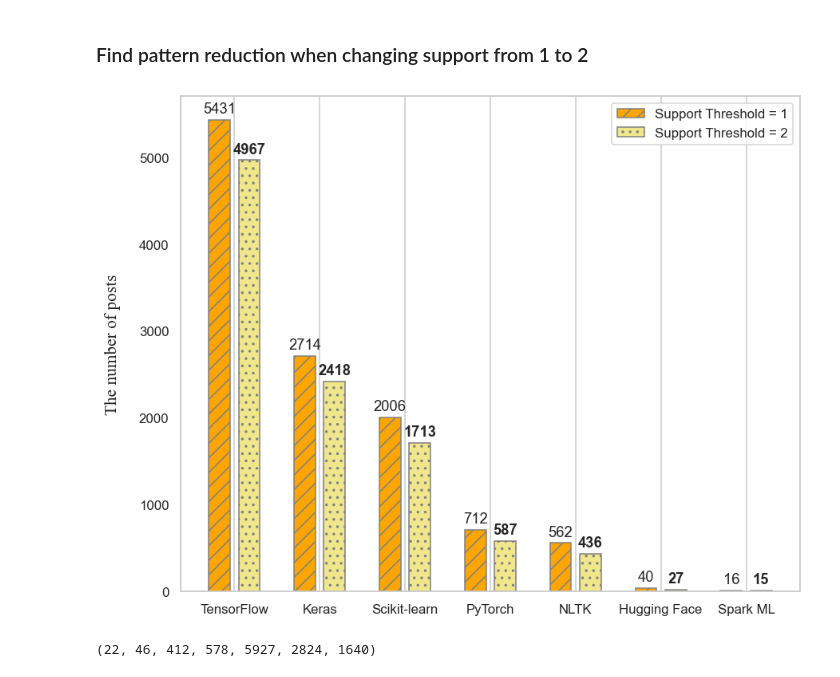
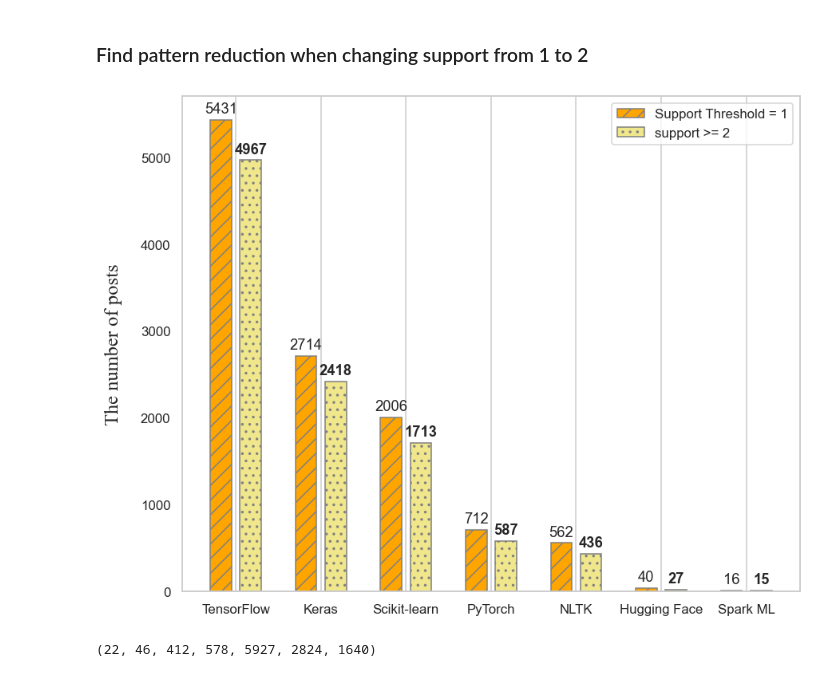
Before and after one commit to mooselab/ML_StackTrace, a Jupyter notebook: project_1_codes/Results.ipynb, the cells around one changed output. Cells and saved outputs as stored; diff of their text form; code cells hidden in the pictures.

```diff
--- a/project_1_codes/Results.ipynb
+++ b/project_1_codes/Results.ipynb
@@ -31,7 +31,7 @@ from collections import Counter
 
 font = FontProperties()
 font.set_family('serif')
-font.set_size(14)
+font.set_size(16)
 font.set_name('Times New Roman')
 
 # pd.options.display.max_colwidth = 500
@@ -3620,35 +3622,35 @@ labels = ["TensorFlow", "Keras", "Scikit-learn", "PyTorch", "NLTK", "Hugging Fac
 sup_threshold_1 = [5431, 2714, 2006, 712, 562, 40, 16]
 sup_threshold_2 = [4967, 2418, 1713, 587, 436, 27, 15]
 
 x = np.arange(len(labels))  # the label locations
 width = 0.25  # the width of the bars
 
 fig, ax = plt.subplots(figsize=(8, 6), dpi=110, constrained_layout=True)
 
 rects1 = ax.bar(x - (width/2 + 0.05), sup_threshold_1, width, label='Support Threshold = 1', hatch="//", color="orange", edgecolor='gray')
-rects2 = ax.bar(x + (width/2 + 0.05), sup_threshold_2, width, label='Support Threshold = 2', hatch="..", color="khaki", edgecolor='gray')
+rects2 = ax.bar(x + (width/2 + 0.05), sup_threshold_2, width, label='support >= 2', hatch="..", color="khaki", edgecolor='gray')
 
 for container, hatch in zip(ax.containers, ("//", "..")):
     for patch in container.patches:
         patch.set_hatch(hatch)
 
 # Add some text for labels, title and custom x-axis tick labels, etc.
 ax.set_ylabel('The number of posts', labelpad=15, fontproperties=font)
 # ax.set_xlabel('Scores')
 # ax.set_title('Changes of covered questions when we altered the support threshold')
 ax.set_xticks(x, labels)
 ax.legend()
 
 ax.bar_label(rects1, padding=3)
 ax.bar_label(rects2, padding=3, weight='bold')
 
 ax.grid(axis = 'y')
 
 # fig.tight_layout()
 plt.savefig('./Result/dif_thre_rq1.pdf')
 plt.show()
 # %% [output]
-[figure, old version]
+[figure, new version]
 # %%
 pat_min_result_2_sp      = pickle.load(open("./Pickle_data/sp_ccspan_2_result_pure.p", "rb"))
 pat_min_result_2_hug     = pickle.load(open("./Pickle_data/hug_ccspan_2_result_pure.p", "rb"))
```
Also changed, not shown: parts of 27 cells of this notebook, 18 other files.
